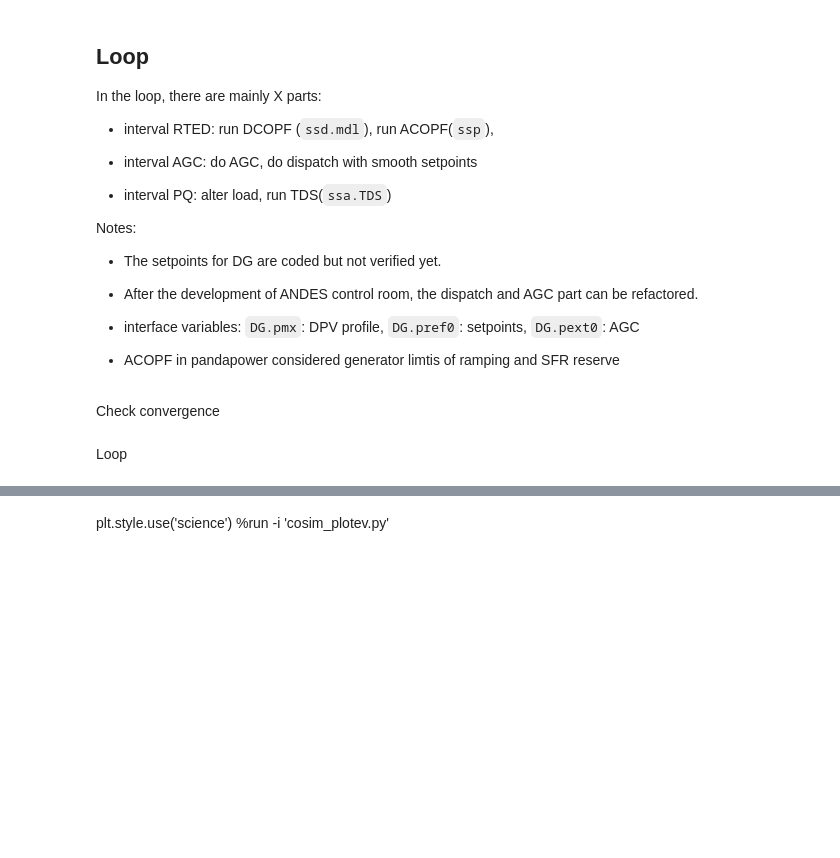
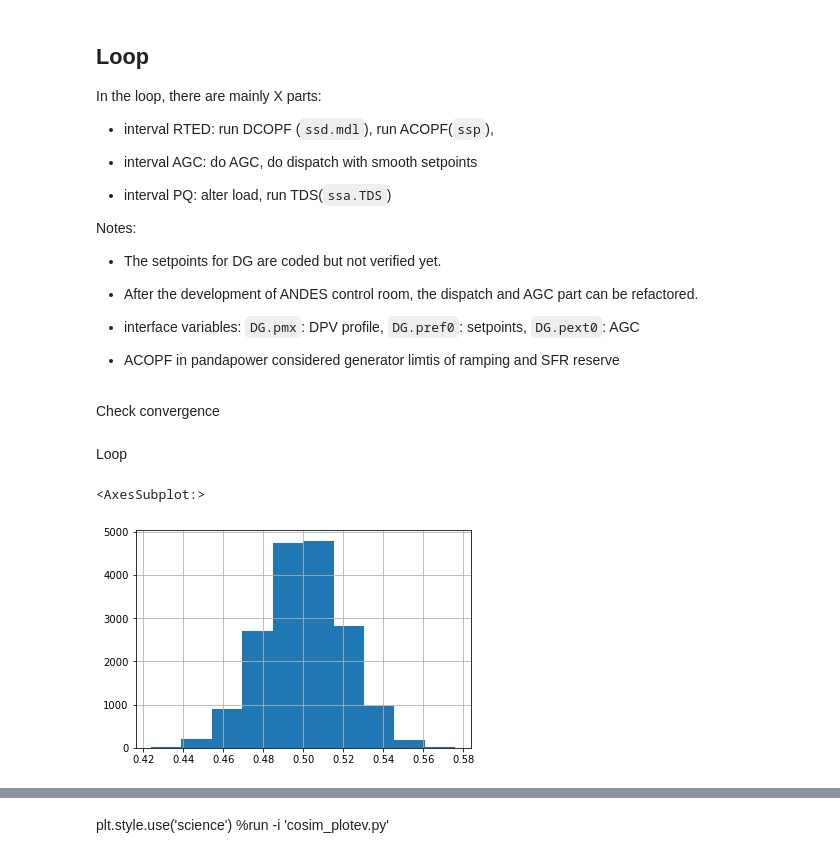
Before and after one commit to jinningwang/andes, a Jupyter notebook: jwang/notes/cosim_ev_F2_ict_test.ipynb, the cells around one changed output, grey strips where cells are left out. Drawn from its saved outputs; the diff is of its cells as text; code cells hidden in the pictures; blank space fills up the shorter version.

```diff
--- a/jwang/notes/cosim_ev_F2_ict_test.ipynb
+++ b/jwang/notes/cosim_ev_F2_ict_test.ipynb
@@ -192,3 +192,8 @@ Check convergence
 # %run -i 'cosim_bmain.py'
 # %% [markdown]
 Loop
+# %%
+sse.ev["tt"].hist()
+# %% [output]
+<AxesSubplot:>
+[figure, added]
```
Also changed, not shown: parts of 14 cells of this notebook, 17 other files.
